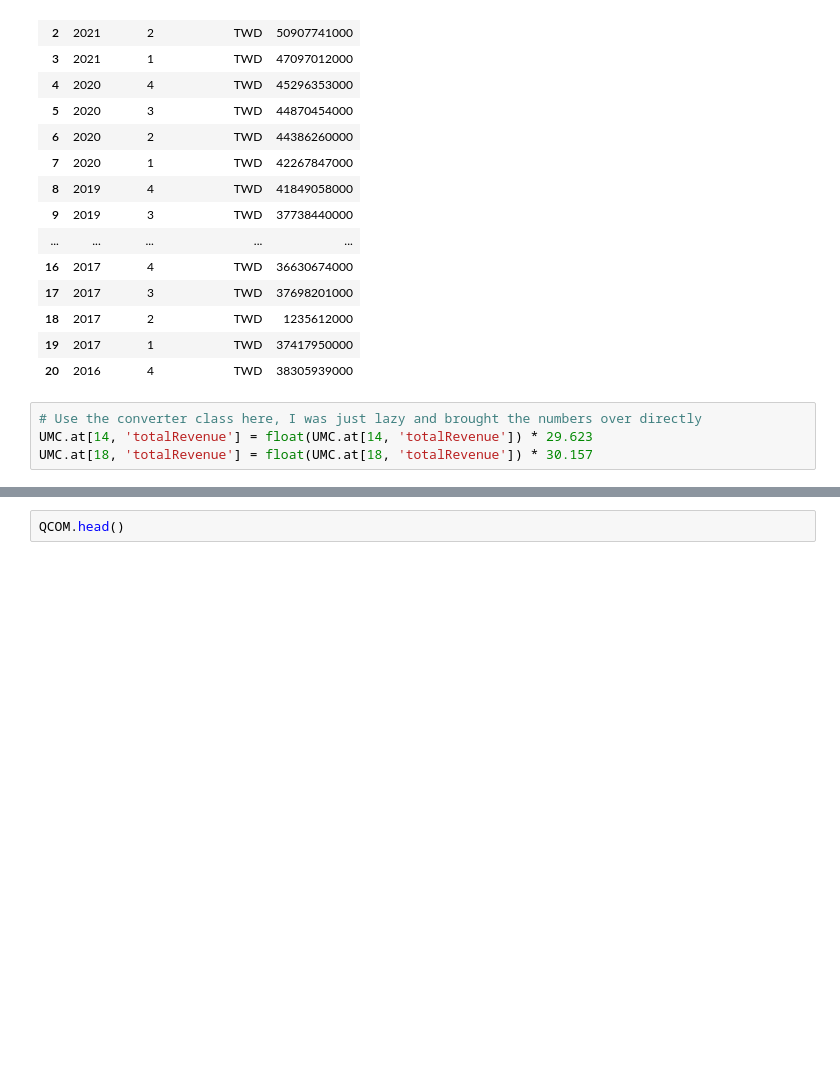
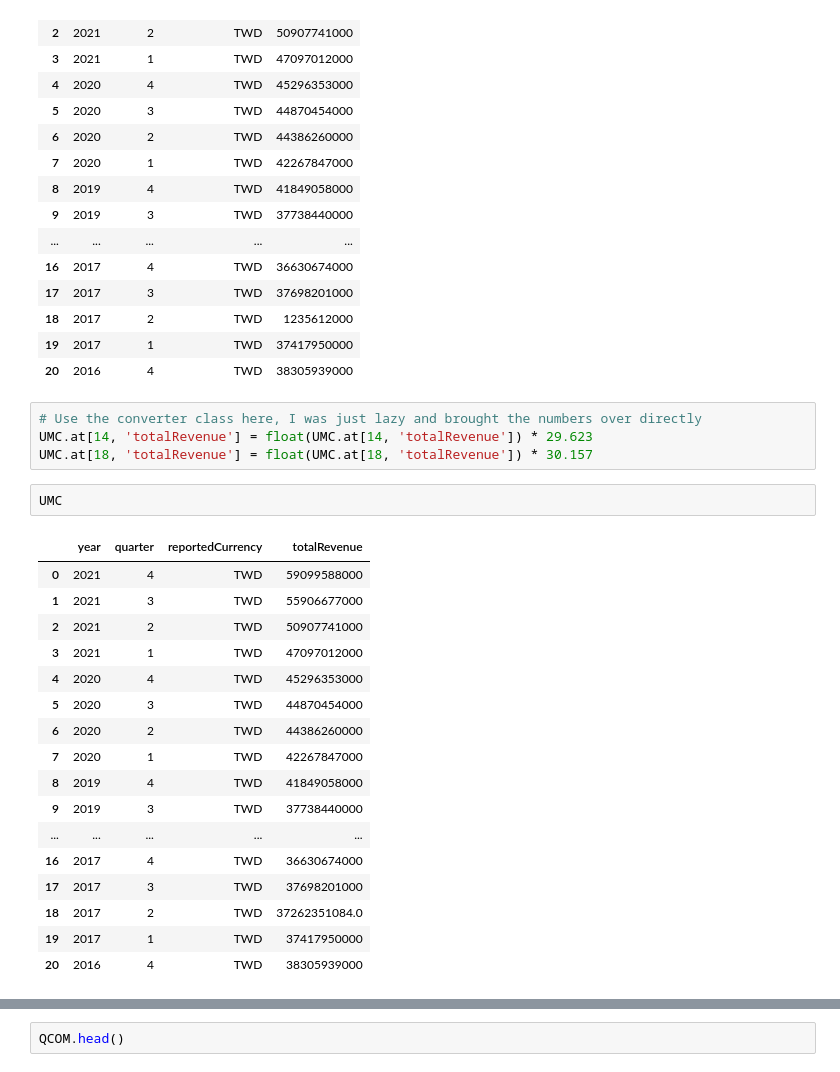
Before and after one commit to chuyishang/Intel-Project, a Jupyter notebook: notebooks/Basic-Intel-Regression.ipynb, the cells around one changed output, grey strips where cells are left out. Cells and saved outputs as stored; diff of their text form; blank space fills up the shorter version.

```diff
--- a/notebooks/Basic-Intel-Regression.ipynb
+++ b/notebooks/Basic-Intel-Regression.ipynb
@@ -72,6 +78,26 @@ UMC #Someone probably converted 2017Q2 and 2018Q2 to USD
 # Use the converter class here, I was just lazy and brought the numbers over directly
 UMC.at[14, 'totalRevenue'] = float(UMC.at[14, 'totalRevenue']) * 29.623
 UMC.at[18, 'totalRevenue'] = float(UMC.at[18, 'totalRevenue']) * 30.157
+# %%
+UMC
+# %% [output]
+|  | year | quarter | reportedCurrency | totalRevenue |
+| 0 | 2021 | 4 | TWD | 59099588000 |
+| 1 | 2021 | 3 | TWD | 55906677000 |
+| 2 | 2021 | 2 | TWD | 50907741000 |
+| 3 | 2021 | 1 | TWD | 47097012000 |
+| 4 | 2020 | 4 | TWD | 45296353000 |
+| 5 | 2020 | 3 | TWD | 44870454000 |
+| 6 | 2020 | 2 | TWD | 44386260000 |
+| 7 | 2020 | 1 | TWD | 42267847000 |
+| 8 | 2019 | 4 | TWD | 41849058000 |
+| 9 | 2019 | 3 | TWD | 37738440000 |
+| ... | ... | ... | ... | ... |
+| 16 | 2017 | 4 | TWD | 36630674000 |
+| 17 | 2017 | 3 | TWD | 37698201000 |
+| 18 | 2017 | 2 | TWD | 37262351084.0 |
+| 19 | 2017 | 1 | TWD | 37417950000 |
+| 20 | 2016 | 4 | TWD | 38305939000 |
 # %%
 # Reverse the df
 UMC = UMC.iloc[::-1]
```
Also changed, not shown: parts of 6 cells of this notebook, 7 other files.
